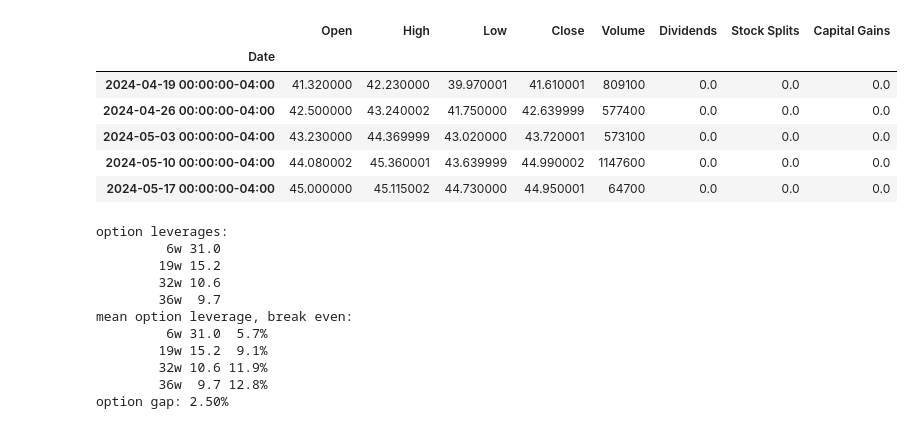
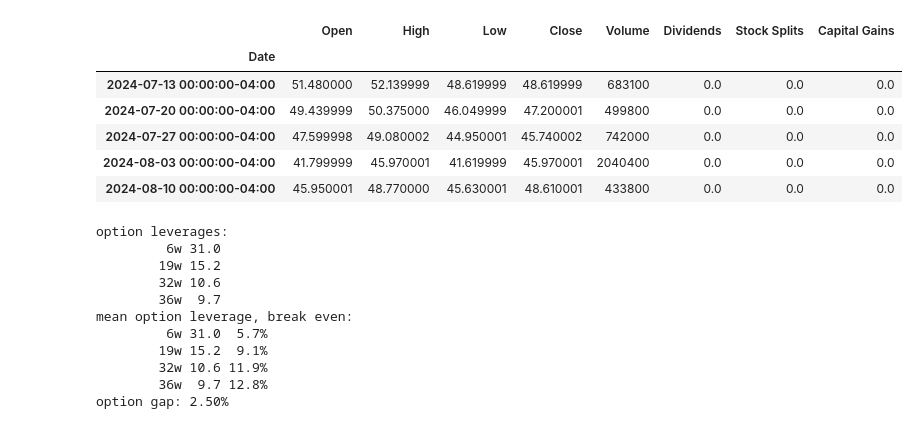
Before and after one commit to dotchev/stox, a Jupyter notebook: weekly-FNGS.ipynb, the cells around one changed output. Saved outputs shown, nothing was run; the diff lists cells and outputs as text; code cells hidden in the pictures.

```diff
--- a/weekly-FNGS.ipynb
+++ b/weekly-FNGS.ipynb
@@ -9,21 +9,21 @@ from file import save_file
 # %%
 # Define the ticker symbol
 tickerSymbol = 'FNGS'
 
 # Get data on this ticker
 tickerData = yf.Ticker(tickerSymbol)
 
 # Get the historical prices for this ticker
-history = tickerData.history(interval='1wk', start='2021-1-1', end=date.today())
+history = tickerData.history(interval='1wk', start='2022-1-1', end=date.today())
 history.tail()
 # %% [output]
 |  | Open | High | Low | Close | Volume | Dividends | Stock Splits | Capital Gains |
 | Date |  |  |  |  |  |  |  |  |
-| 2024-04-19 00:00:00-04:00 | 41.320000 | 42.230000 | 39.970001 | 41.610001 | 809100 | 0.0 | 0.0 | 0.0 |
-| 2024-04-26 00:00:00-04:00 | 42.500000 | 43.240002 | 41.750000 | 42.639999 | 577400 | 0.0 | 0.0 | 0.0 |
-| 2024-05-03 00:00:00-04:00 | 43.230000 | 44.369999 | 43.020000 | 43.720001 | 573100 | 0.0 | 0.0 | 0.0 |
-| 2024-05-10 00:00:00-04:00 | 44.080002 | 45.360001 | 43.639999 | 44.990002 | 1147600 | 0.0 | 0.0 | 0.0 |
-| 2024-05-17 00:00:00-04:00 | 45.000000 | 45.115002 | 44.730000 | 44.950001 | 64700 | 0.0 | 0.0 | 0.0 |
+| 2024-07-13 00:00:00-04:00 | 51.480000 | 52.139999 | 48.619999 | 48.619999 | 683100 | 0.0 | 0.0 | 0.0 |
+| 2024-07-20 00:00:00-04:00 | 49.439999 | 50.375000 | 46.049999 | 47.200001 | 499800 | 0.0 | 0.0 | 0.0 |
+| 2024-07-27 00:00:00-04:00 | 47.599998 | 49.080002 | 44.950001 | 45.740002 | 742000 | 0.0 | 0.0 | 0.0 |
+| 2024-08-03 00:00:00-04:00 | 41.799999 | 45.970001 | 41.619999 | 45.970001 | 2040400 | 0.0 | 0.0 | 0.0 |
+| 2024-08-10 00:00:00-04:00 | 45.950001 | 48.770000 | 45.630001 | 48.610001 | 433800 | 0.0 | 0.0 | 0.0 |
 # %%
 max_weeks = 50
 # %%
```
Also changed, not shown: parts of 3 cells of this notebook, 18 other files.
